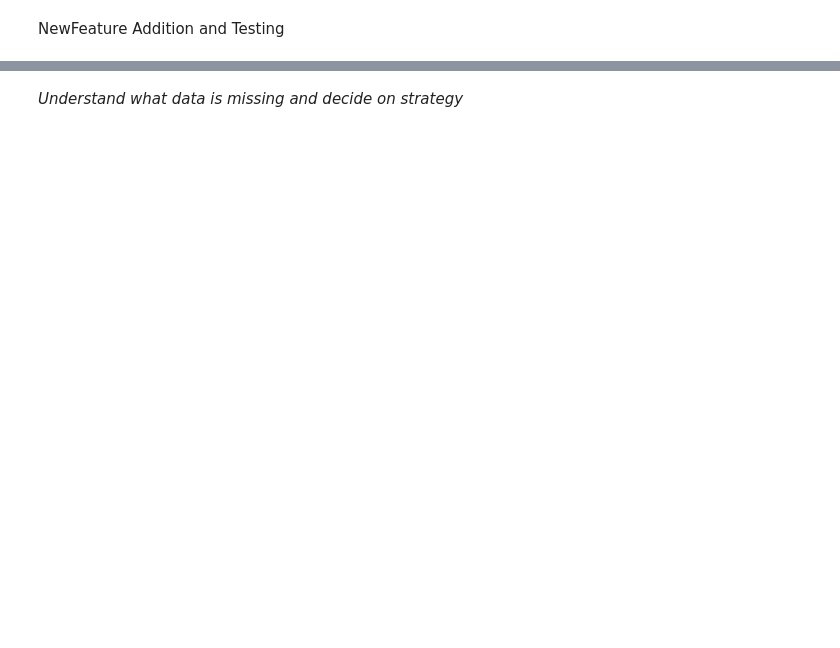
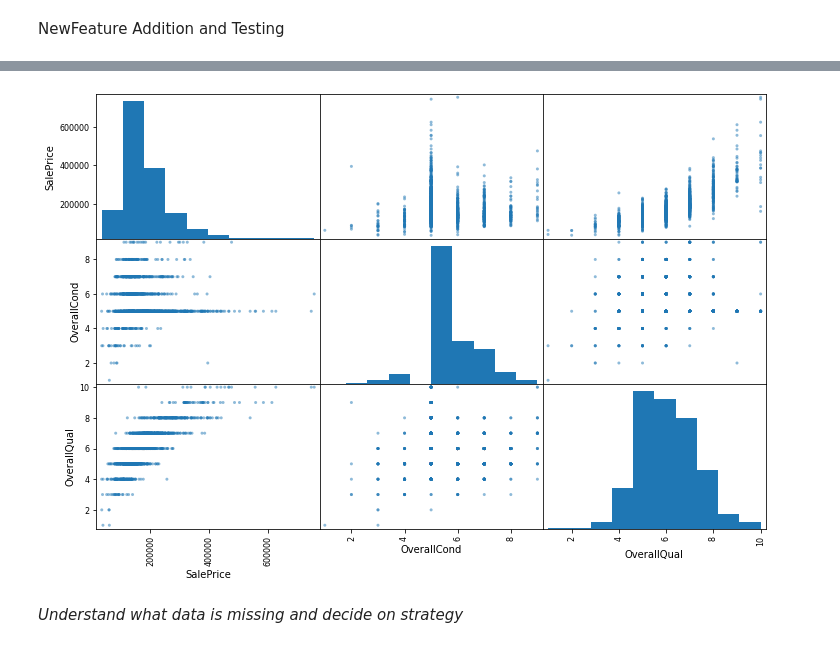
Before and after one commit to tharindatj/Kaggle_competitions, a Jupyter notebook: kaggle_house_prices.ipynb, the cells around one changed output, grey strips where cells are left out. Saved outputs shown, nothing was run; the diff lists cells and outputs as text; code cells hidden in the pictures; blank space fills up the shorter version.

```diff
--- a/kaggle_house_prices.ipynb
+++ b/kaggle_house_prices.ipynb
@@ -134,6 +134,12 @@ MSSubClass      -0.084284
 EnclosedPorch   -0.128578
 KitchenAbvGr    -0.135907
 Name: SalePrice, dtype: float64
+# %%
+df_scatter = df[['SalePrice', 'OverallCond' , 'OverallQual']]
+scatter_matrix(df_scatter, figsize=(12,8))
+plt.show()
+# %% [output]
+[figure, added]
 # %% [markdown]
 *Understand what data is missing and decide on strategy*
 # %%
```
Also changed, not shown: parts of 18 cells of this notebook.
